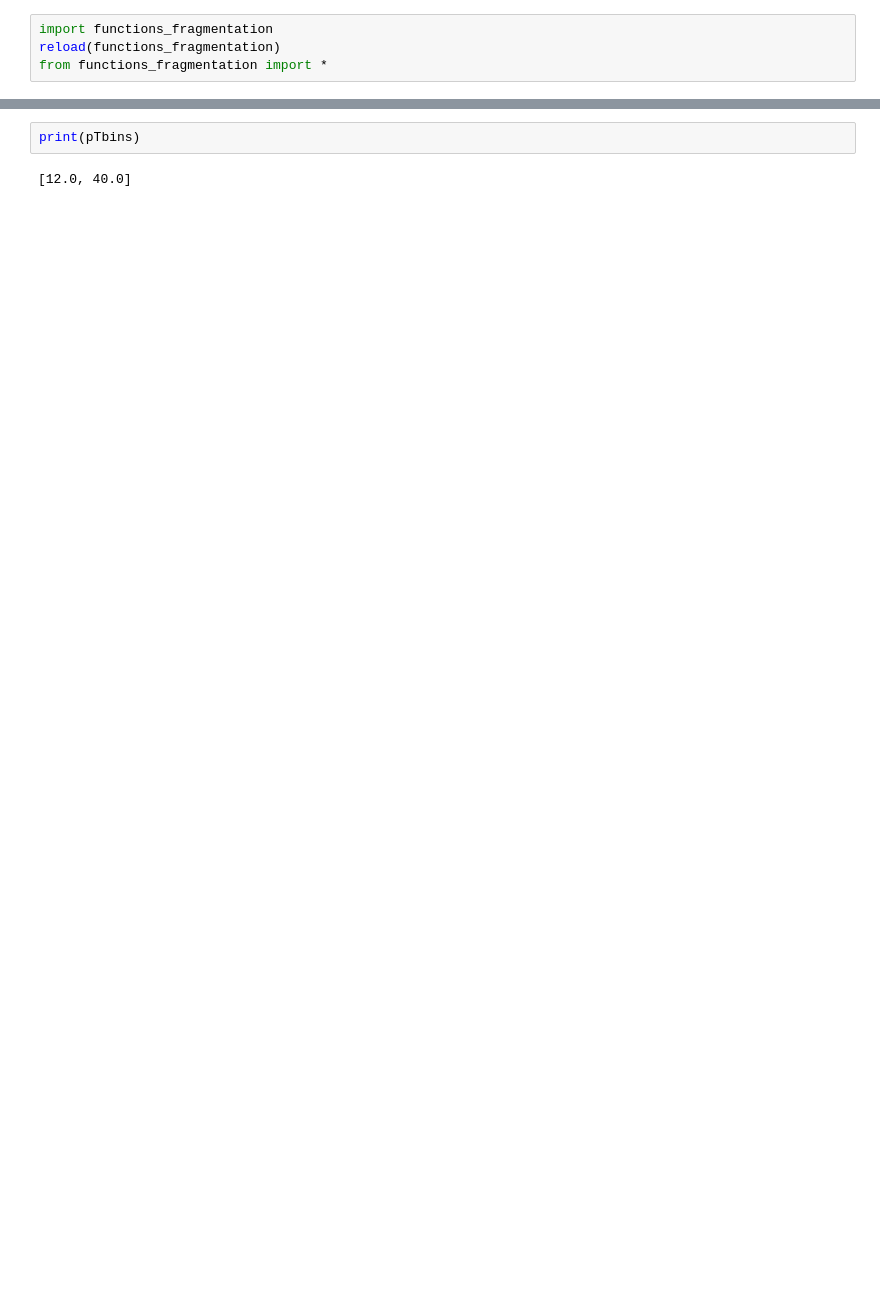
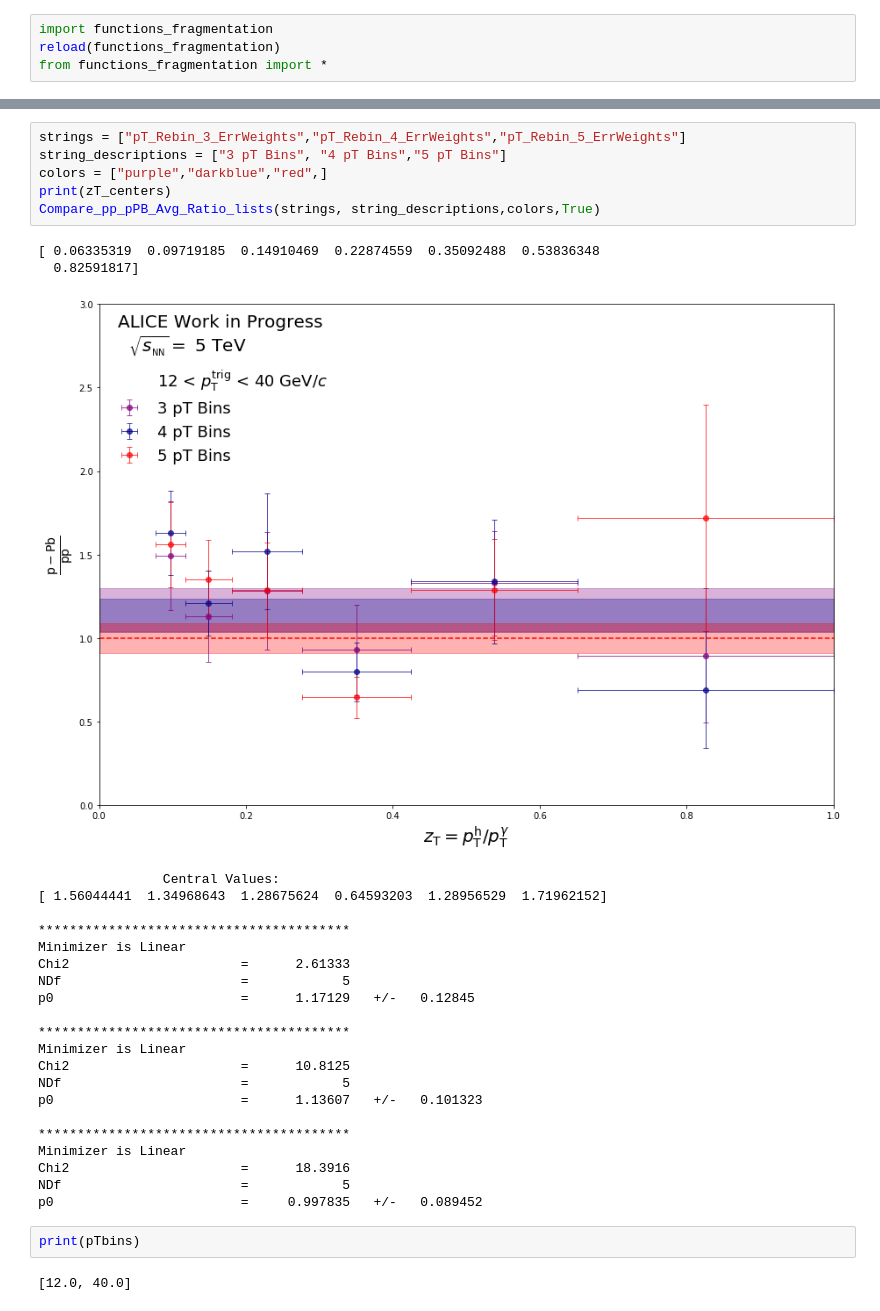
Before and after one commit to ftoralesacosta/GH_Correlations, a Jupyter notebook: Analysis_Notebooks/pythonic_correlations.ipynb, the cells around one changed output, grey strips where cells are left out. Cells and saved outputs as stored; diff of their text form; blank space fills up the shorter version.

```diff
--- a/Analysis_Notebooks/pythonic_correlations.ipynb
+++ b/Analysis_Notebooks/pythonic_correlations.ipynb
@@ -510,3 +575,33 @@ p0                        =      1.31083   +/-   0.131311
+# %%
+strings = ["pT_Rebin_3_ErrWeights","pT_Rebin_4_ErrWeights","pT_Rebin_5_ErrWeights"]
+string_descriptions = ["3 pT Bins", "4 pT Bins","5 pT Bins"]
+colors = ["purple","darkblue","red",]
+print(zT_centers)
+Compare_pp_pPB_Avg_Ratio_lists(strings, string_descriptions,colors,True)
+# %% [output]
+[ 0.06335319  0.09719185  0.14910469  0.22874559  0.35092488  0.53836348
+  0.82591817]
+[figure, added]
+                Central Values:
+[ 1.56044441  1.34968643  1.28675624  0.64593203  1.28956529  1.71962152]
+
+****************************************
+Minimizer is Linear
+Chi2                      =      2.61333
+NDf                       =            5
+p0                        =      1.17129   +/-   0.12845
+
+****************************************
+Minimizer is Linear
+Chi2                      =      10.8125
+NDf                       =            5
+p0                        =      1.13607   +/-   0.101323
+
+****************************************
+Minimizer is Linear
+Chi2                      =      18.3916
+NDf                       =            5
+p0                        =     0.997835   +/-   0.089452
 # %%
 print(pTbins)
 # %% [output]
```
Also changed, not shown: parts of 23 cells of this notebook, 37 other files.
